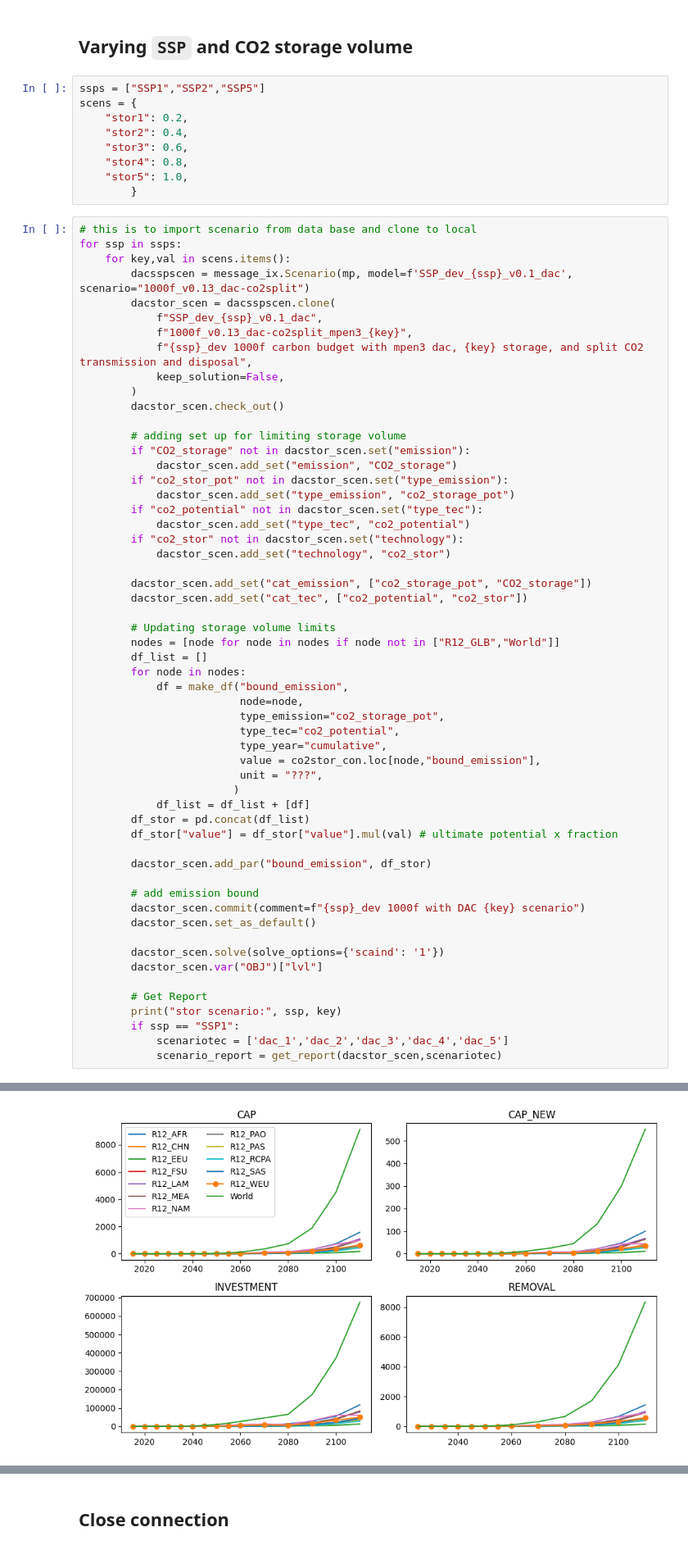
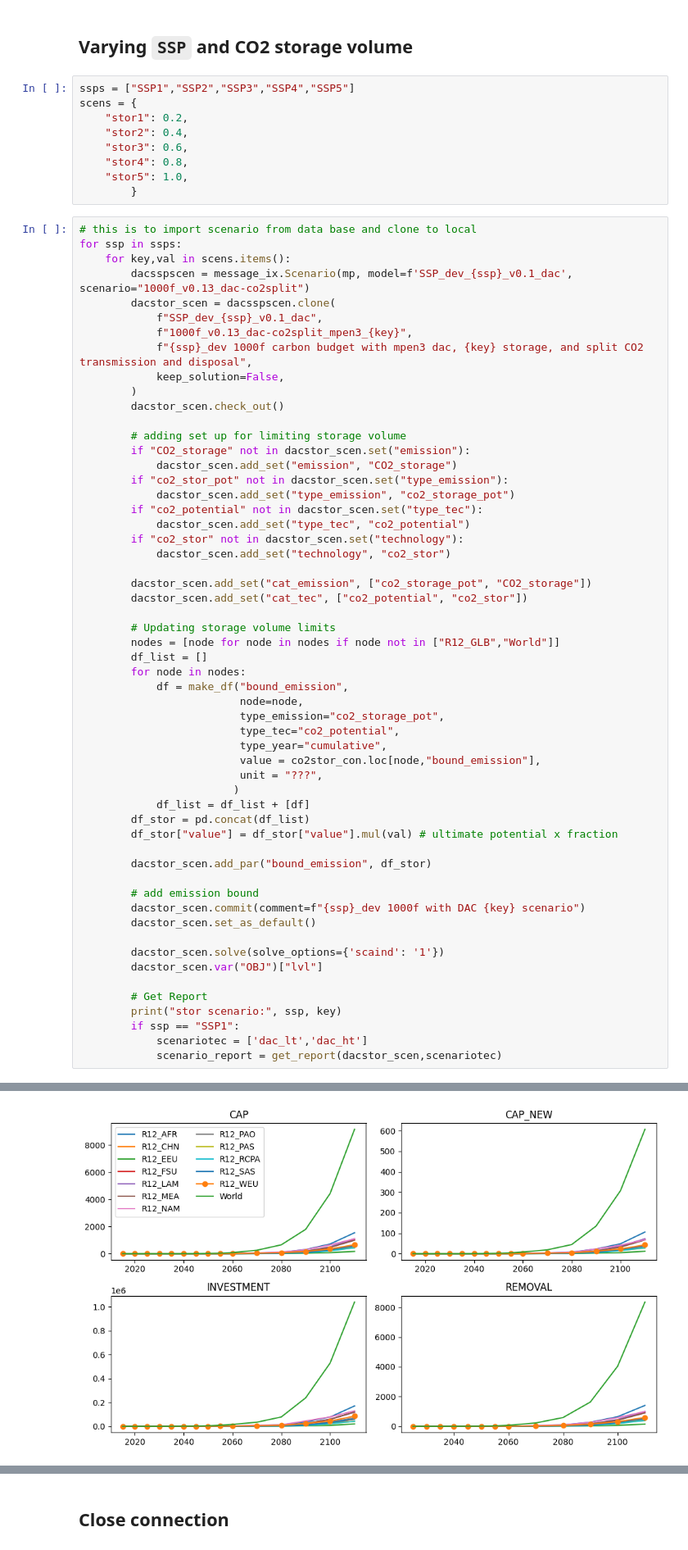
Before and after one commit to ywpratama/message_ix, a Jupyter notebook: tutorial/dac_scenarios/SSPs/[SSP_dev] Run SSP storage scenarios - CO2 infrastructure split.ipynb, the cells around one changed output, grey strips where cells are left out. Shown: that part at 82% size. Drawn from its saved outputs; the diff is of its cells as text.

```diff
--- a/tutorial/dac_scenarios/SSPs/[SSP_dev] Run SSP storage scenarios - CO2 infrastructure split.ipynb
+++ b/tutorial/dac_scenarios/SSPs/[SSP_dev] Run SSP storage scenarios - CO2 infrastructure split.ipynb
@@ -58,7 +58,7 @@ co2stor_con
 # %% [markdown]
 ## Varying `SSP` and CO2 storage volume
 # %%
-ssps = ["SSP1","SSP2","SSP5"]
+ssps = ["SSP1","SSP2","SSP3","SSP4","SSP5"]
 scens = {
     "stor1": 0.2,
     "stor2": 0.4,
@@ -96,33 +96,33 @@ for ssp in ssps:
         nodes = [node for node in nodes if node not in ["R12_GLB","World"]]
         df_list = []
         for node in nodes:
             df = make_df("bound_emission",
                          node=node,
                          type_emission="co2_storage_pot",
                          type_tec="co2_potential",
                          type_year="cumulative",
                          value = co2stor_con.loc[node,"bound_emission"],
                          unit = "???",
                         )
             df_list = df_list + [df]
         df_stor = pd.concat(df_list)
         df_stor["value"] = df_stor["value"].mul(val) # ultimate potential x fraction
 
         dacstor_scen.add_par("bound_emission", df_stor)
 
         # add emission bound
         dacstor_scen.commit(comment=f"{ssp}_dev 1000f with DAC {key} scenario")
         dacstor_scen.set_as_default()
 
         dacstor_scen.solve(solve_options={'scaind': '1'})
         dacstor_scen.var("OBJ")["lvl"]
 
         # Get Report
         print("stor scenario:", ssp, key)
         if ssp == "SSP1":
-            scenariotec = ['dac_1','dac_2','dac_3','dac_4','dac_5']
+            scenariotec = ['dac_lt','dac_ht']
             scenario_report = get_report(dacstor_scen,scenariotec)
 # %% [output]
 stor scenario: SSP1 stor1
-[figure, old version]
+[figure, new version]
 stor scenario: SSP1 stor2
```
Also changed, not shown: parts of 1 cell of this notebook, 10 other files.
